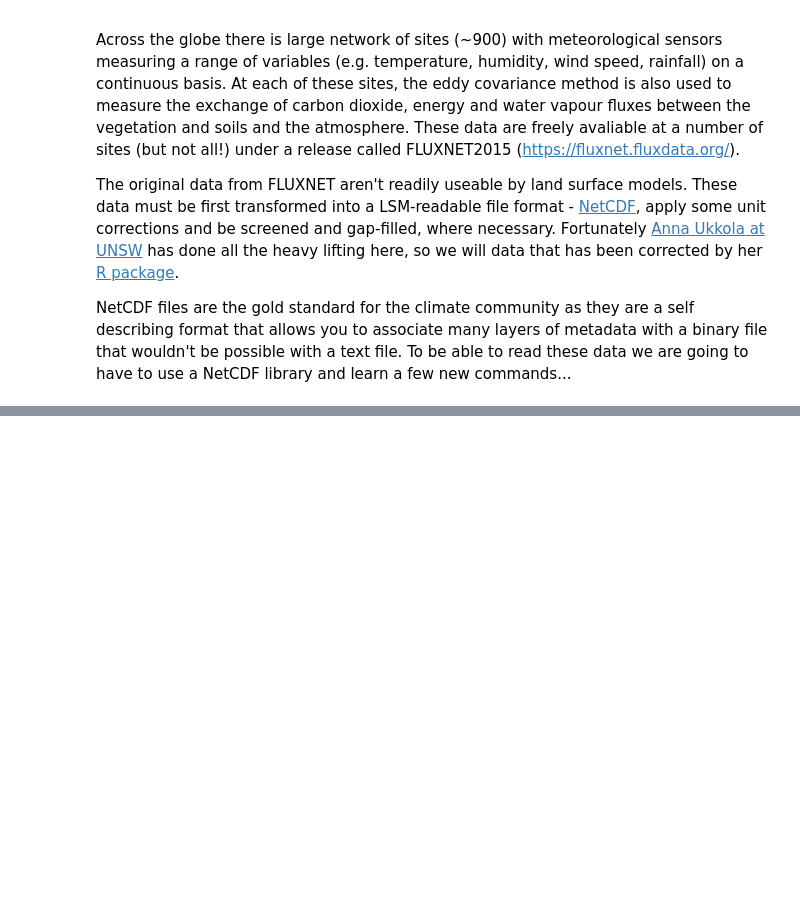
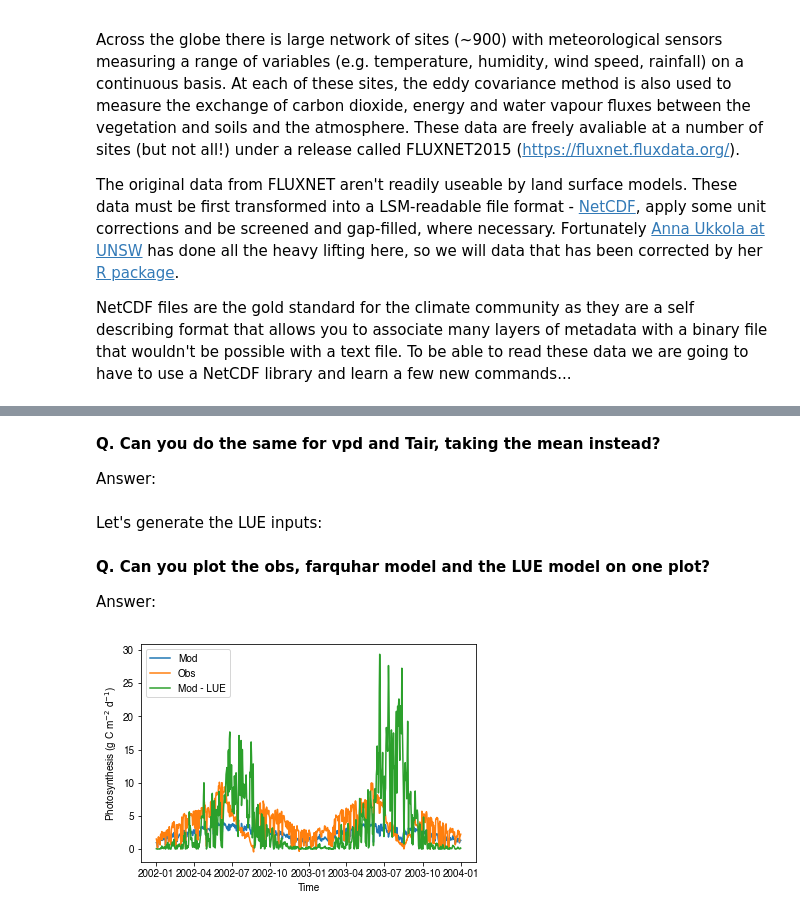
Before and after one commit to mdekauwe/BEES3041_lab_photosynthesis, a Jupyter notebook: BEES3041_lab.ipynb, the cells around one changed output, grey strips where cells are left out. Cells and saved outputs as stored; diff of their text form; code cells hidden in the pictures; blank space fills up the shorter version.

```diff
--- a/BEES3041_lab.ipynb
+++ b/BEES3041_lab.ipynb
@@ -242,0 +394,39 @@ NetCDF files are the gold standard for the climate community as they are a self
+# %%
+# PAR half of SW (W m-2 -> J m-2 s-1 -> MJ m-2 30 min-1)
+conv = 0.5 * c.J_TO_MJ * c.SEC_2_HLFHR
+# %%
+PAR *= conv
+PAR = PAR.resample("D").sum()
+# %% [markdown]
+**Q. Can you do the same for vpd and Tair, taking the mean instead?**
+
+Answer:
+# %%
+Tair = Tair.resample("D").mean()
+vpd = vpd.resample("D").mean()
+# %% [markdown]
+Let's generate the LUE inputs:
+# %%
+T_scal = (Tair - min(Tair)) / (max(Tair) - min(Tair))
+D_scal = (vpd - min(vpd)) / (max(vpd) - min(vpd))
+
+# You should play with this value and see how your plot changes, can you predict
+# the impact before you change this value?
+emax = 1.0 # g C m-2 MJ-1 APAR
+
+GPP_lue = calc_lue(fPAR, PAR, T_scal, D_scal, emax)
+df_lue = pd.DataFrame(data=GPP_lue, index=Tair.index, columns=["GPP"])
+# %% [markdown]
+**Q. Can you plot the obs, farquhar model and the LUE model on one plot?**
+
+Answer:
+# %%
+plt.plot(df_mod.GPP, label="Mod")
+plt.plot(df_obs.GPP, label="Obs")
+plt.plot(df_lue.GPP, label="Mod - LUE")
+plt.legend(numpoints=1, loc='best')
+plt.ylabel("Photosynthesis (g C m$^{-2}$ d$^{-1}$)")
+plt.xlabel("Time")
+plt.show()
+# %% [output]
+[figure, added]
```
Also changed, not shown: parts of 27 cells of this notebook, 3 other files.
